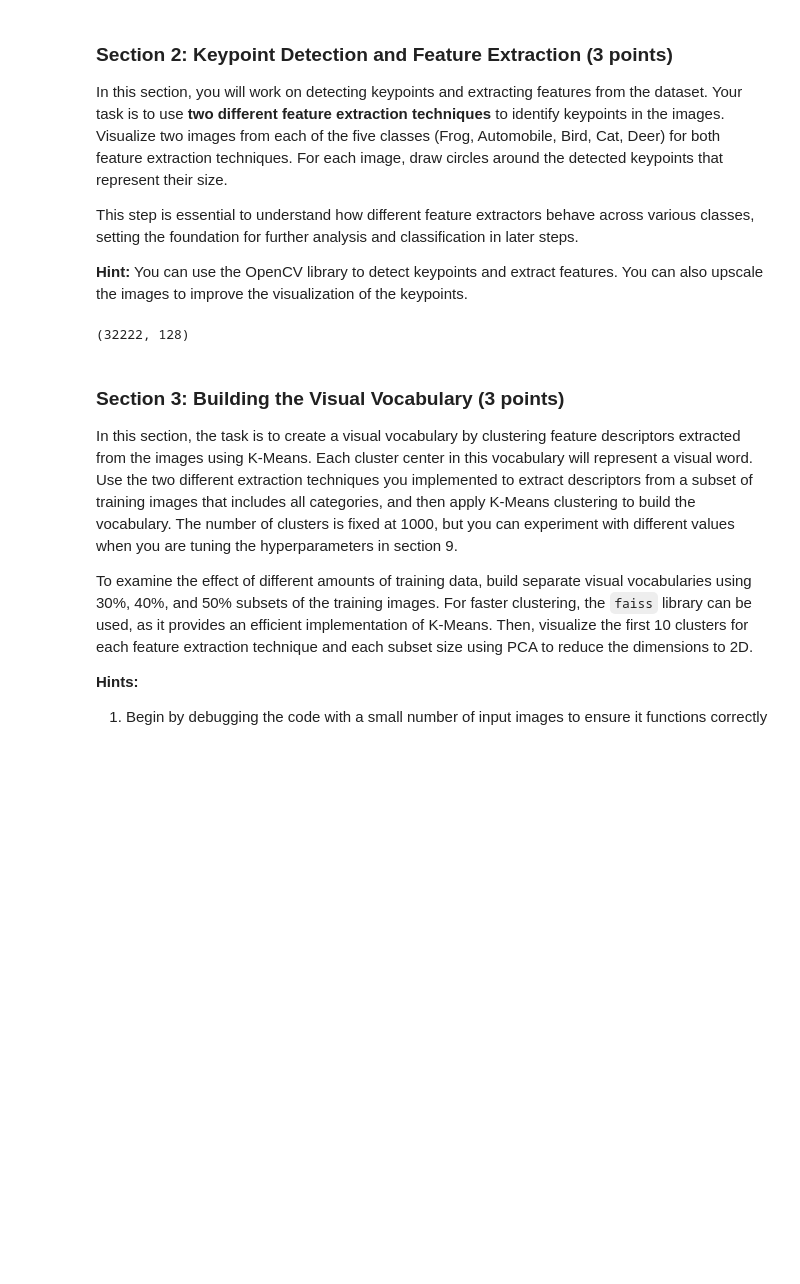
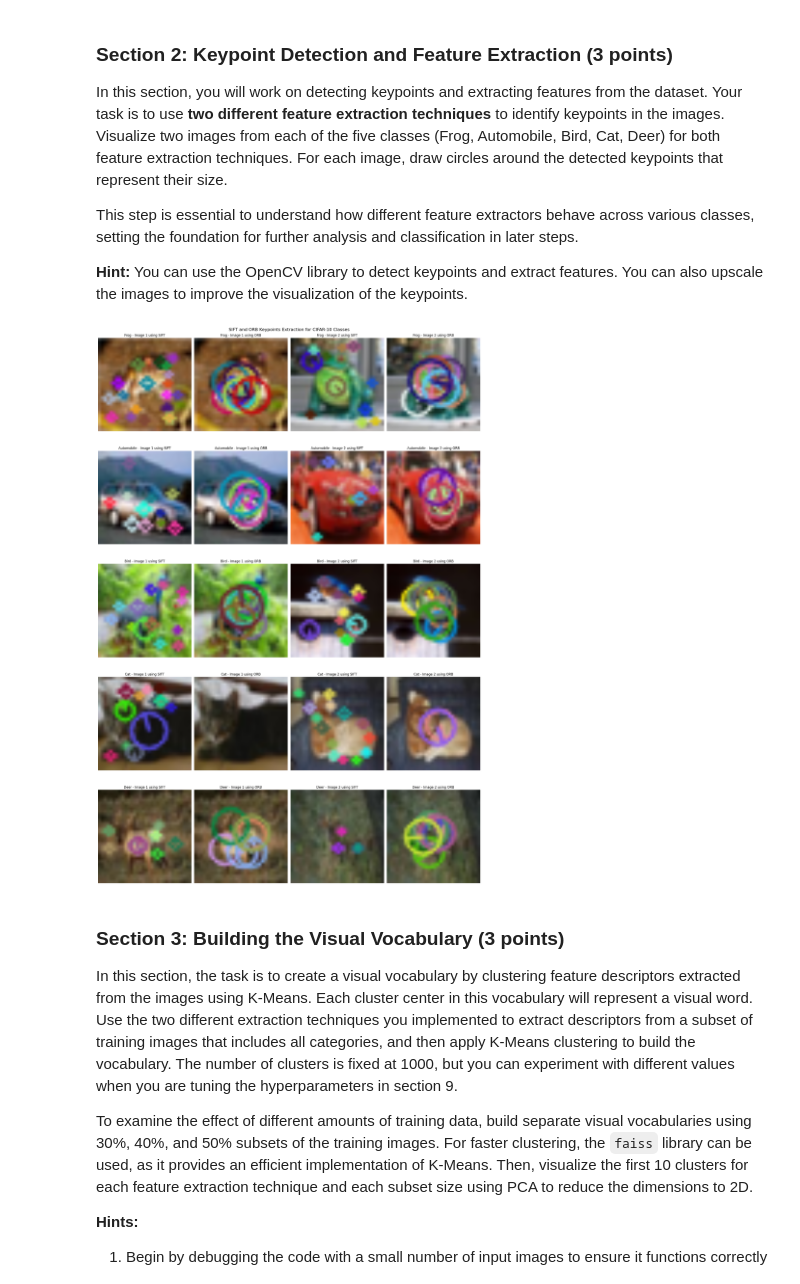
Before and after one commit to meherc99/group44_cv_labs, a Jupyter notebook: cv1-final-lab/cv1-final-lab-part-1.ipynb, the cells around one changed output. Saved outputs shown, nothing was run; the diff lists cells and outputs as text; code cells hidden in the pictures; blank space fills up the shorter version.

```diff
--- a/cv1-final-lab/cv1-final-lab-part-1.ipynb
+++ b/cv1-final-lab/cv1-final-lab-part-1.ipynb
@@ -115,12 +115,9 @@ from torch.utils.data import DataLoader, Dataset, Subset
 import numpy as np
 import matplotlib.pyplot as plt
 import cv2
-from tqdm import tqdm
-import faiss
-from sklearn.decomposition import PCA
 
 # Define total train and test sizes
-total_train_size = 2500  # Default value for total training images
+total_train_size = 1000  # Default value for total training images
 total_test_size = 500   # Default value for total test images
 
 # Define batch sizes for DataLoader
@@ -216,6 +228,8 @@ This step is essential to understand how different feature extractors behave acr
 # %%
 def normalize_image(image):
     return ((image.numpy() + 1) / 2 * 255).astype(np.uint8)
+# %%
+train_images = np.array([normalize_image(image) for image in train_images])
 # %%
 # # YOUR CODE HERE
 # img = (train_images[0].numpy() * 255).astype(np.uint8)
@@ -259,7 +273,7 @@ def extract_features(img, detector_name, as_gray=True):
     elif detector_name=='orb':
         detector = cv2.ORB_create(nfeatures=20, edgeThreshold=10, patchSize=10)
 
-    img = normalize_image(img)
+    # img = normalize_image(img)
     if as_gray:
         img = cv2.cvtColor(img, cv2.COLOR_BGR2GRAY)
 
@@ -281,4 +290,0 @@ all_features = extract_dataset_features(train_images, 'sift', as_gray=True)
-# %%
-all_features.shape
-# %% [output]
-(32222, 128)
@@ -285,3 +293,40 @@ all_features.shape
+# %%
+fig, axes = plt.subplots(num_classes, 4, figsize=(20, 30))
+
+fig.suptitle("SIFT and ORB Keypoints Extraction for CIFAR-10 Classes", fontsize=16)
+
+_resize = True
+for class_label, img_idx in classwise_images.items():
+    # print(label)
+    for i, idx in enumerate(img_idx):
+        img = train_images[idx]
+        # print(i)
+        keypoints, descriptors = extract_features(img, 'sift', as_gray=True)
+        keypoint_img = cv2.drawKeypoints(img, keypoints, None, flags=cv2.DRAW_MATCHES_FLAGS_DRAW_RICH_KEYPOINTS)
+        ax = axes[class_label, 2*i]
+
+        if _resize:
+            keypoint_img = cv2.resize(keypoint_img, (keypoint_img.shape[1] * 5, keypoint_img.shape[0] * 5), interpolation=cv2.INTER_LINEAR)
+
+        ax.imshow(keypoint_img)
+        ax.set_title(f"{classes[class_label]} - Image {i+1} using SIFT")
+        ax.axis('off')
+
+        keypoints, descriptors = extract_features(img, 'orb', as_gray=True)
+        keypoint_img = cv2.drawKeypoints(img, keypoints, None, flags=cv2.DRAW_MATCHES_FLAGS_DRAW_RICH_KEYPOINTS)
+        ax = axes[class_label, 2*i+1]
+
+        if _resize:
+            keypoint_img = cv2.resize(keypoint_img, (keypoint_img.shape[1] * 5, keypoint_img.shape[0] * 5), interpolation=cv2.INTER_LINEAR)
+
+        ax.imshow(keypoint_img)
+        ax.set_title(f"{classes[class_label]} - Image {i+1} using ORB")
+        ax.axis('off')
+
+plt.tight_layout()
+plt.show()
+# %% [output]
+[figure, added]
 # %% [markdown]
 <a id="section-3"></a>
 ### **Section 3: Building the Visual Vocabulary (3 points)**
```
Also changed, not shown: parts of 26 cells of this notebook, 2 other files.
